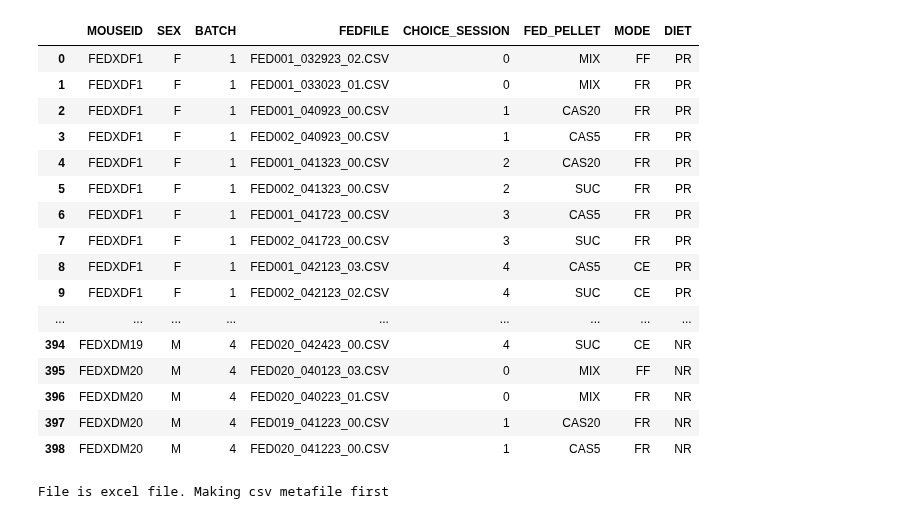
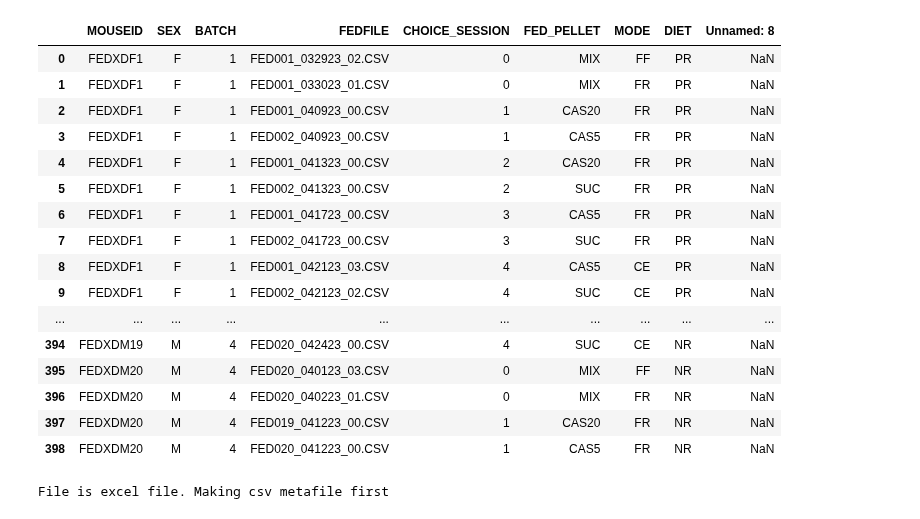
Before and after one commit to Htbibalan/FEDPROFERENCE, a Jupyter notebook: notebooks/FEDXD_READ_DATA.ipynb, the cells around one changed output. Drawn from its saved outputs; the diff is of its cells as text; code cells hidden in the pictures.

```diff
--- a/notebooks/FEDXD_READ_DATA.ipynb
+++ b/notebooks/FEDXD_READ_DATA.ipynb
@@ -19,27 +19,27 @@ ctl_color= "gray"
 exp_color="deepskyblue"
 fig_folder=r"C:\Users\hta031\Github\FEDPROFERENCE\plots\\"
 # %%
-READ_METAFILE= pd.read_excel(r"C:\Users\hta031\Github\FEDPROFERENCE\data\FEDXD_METAFILE.xls" ,sheet_name="METAFILE" )
+READ_METAFILE= pd.read_excel(r"C:\Users\hta031\Github\FEDPROFERENCE\FEDXD_METAFILE.xls" ,sheet_name="METAFILE" )
 len(READ_METAFILE)
 READ_METAFILE
 # %% [output]
-|  | MOUSEID | SEX | BATCH | FEDFILE | CHOICE_SESSION | FED_PELLET | MODE | DIET |
-| 0 | FEDXDF1 | F | 1 | FED001_032923_02.CSV | 0 | MIX | FF | PR |
-| 1 | FEDXDF1 | F | 1 | FED001_033023_01.CSV | 0 | MIX | FR | PR |
-| 2 | FEDXDF1 | F | 1 | FED001_040923_00.CSV | 1 | CAS20 | FR | PR |
-| 3 | FEDXDF1 | F | 1 | FED002_040923_00.CSV | 1 | CAS5 | FR | PR |
-| 4 | FEDXDF1 | F | 1 | FED001_041323_00.CSV | 2 | CAS20 | FR | PR |
-| 5 | FEDXDF1 | F | 1 | FED002_041323_00.CSV | 2 | SUC | FR | PR |
-| 6 | FEDXDF1 | F | 1 | FED001_041723_00.CSV | 3 | CAS5 | FR | PR |
-| 7 | FEDXDF1 | F | 1 | FED002_041723_00.CSV | 3 | SUC | FR | PR |
-| 8 | FEDXDF1 | F | 1 | FED001_042123_03.CSV | 4 | CAS5 | CE | PR |
-| 9 | FEDXDF1 | F | 1 | FED002_042123_02.CSV | 4 | SUC | CE | PR |
-| ... | ... | ... | ... | ... | ... | ... | ... | ... |
-| 394 | FEDXDM19 | M | 4 | FED020_042423_00.CSV | 4 | SUC | CE | NR |
-| 395 | FEDXDM20 | M | 4 | FED020_040123_03.CSV | 0 | MIX | FF | NR |
-| 396 | FEDXDM20 | M | 4 | FED020_040223_01.CSV | 0 | MIX | FR | NR |
-| 397 | FEDXDM20 | M | 4 | FED019_041223_00.CSV | 1 | CAS20 | FR | NR |
-| 398 | FEDXDM20 | M | 4 | FED020_041223_00.CSV | 1 | CAS5 | FR | NR |
+|  | MOUSEID | SEX | BATCH | FEDFILE | CHOICE_SESSION | FED_PELLET | MODE | DIET | Unnamed: 8 |
+| 0 | FEDXDF1 | F | 1 | FED001_032923_02.CSV | 0 | MIX | FF | PR | NaN |
+| 1 | FEDXDF1 | F | 1 | FED001_033023_01.CSV | 0 | MIX | FR | PR | NaN |
+| 2 | FEDXDF1 | F | 1 | FED001_040923_00.CSV | 1 | CAS20 | FR | PR | NaN |
+| 3 | FEDXDF1 | F | 1 | FED002_040923_00.CSV | 1 | CAS5 | FR | PR | NaN |
+| 4 | FEDXDF1 | F | 1 | FED001_041323_00.CSV | 2 | CAS20 | FR | PR | NaN |
+| 5 | FEDXDF1 | F | 1 | FED002_041323_00.CSV | 2 | SUC | FR | PR | NaN |
+| 6 | FEDXDF1 | F | 1 | FED001_041723_00.CSV | 3 | CAS5 | FR | PR | NaN |
+| 7 | FEDXDF1 | F | 1 | FED002_041723_00.CSV | 3 | SUC | FR | PR | NaN |
+| 8 | FEDXDF1 | F | 1 | FED001_042123_03.CSV | 4 | CAS5 | CE | PR | NaN |
+| 9 | FEDXDF1 | F | 1 | FED002_042123_02.CSV | 4 | SUC | CE | PR | NaN |
+| ... | ... | ... | ... | ... | ... | ... | ... | ... | ... |
+| 394 | FEDXDM19 | M | 4 | FED020_042423_00.CSV | 4 | SUC | CE | NR | NaN |
+| 395 | FEDXDM20 | M | 4 | FED020_040123_03.CSV | 0 | MIX | FF | NR | NaN |
+| 396 | FEDXDM20 | M | 4 | FED020_040223_01.CSV | 0 | MIX | FR | NR | NaN |
+| 397 | FEDXDM20 | M | 4 | FED019_041223_00.CSV | 1 | CAS20 | FR | NR | NaN |
+| 398 | FEDXDM20 | M | 4 | FED020_041223_00.CSV | 1 | CAS5 | FR | NR | NaN |
 # %%
 DATA_FOLDER = "..\\data"
 df = pd.read_csv(os.path.join(DATA_FOLDER, "FED003_041123_00.CSV"))
```
Also changed, not shown: parts of 8 cells of this notebook, 1 other file.
